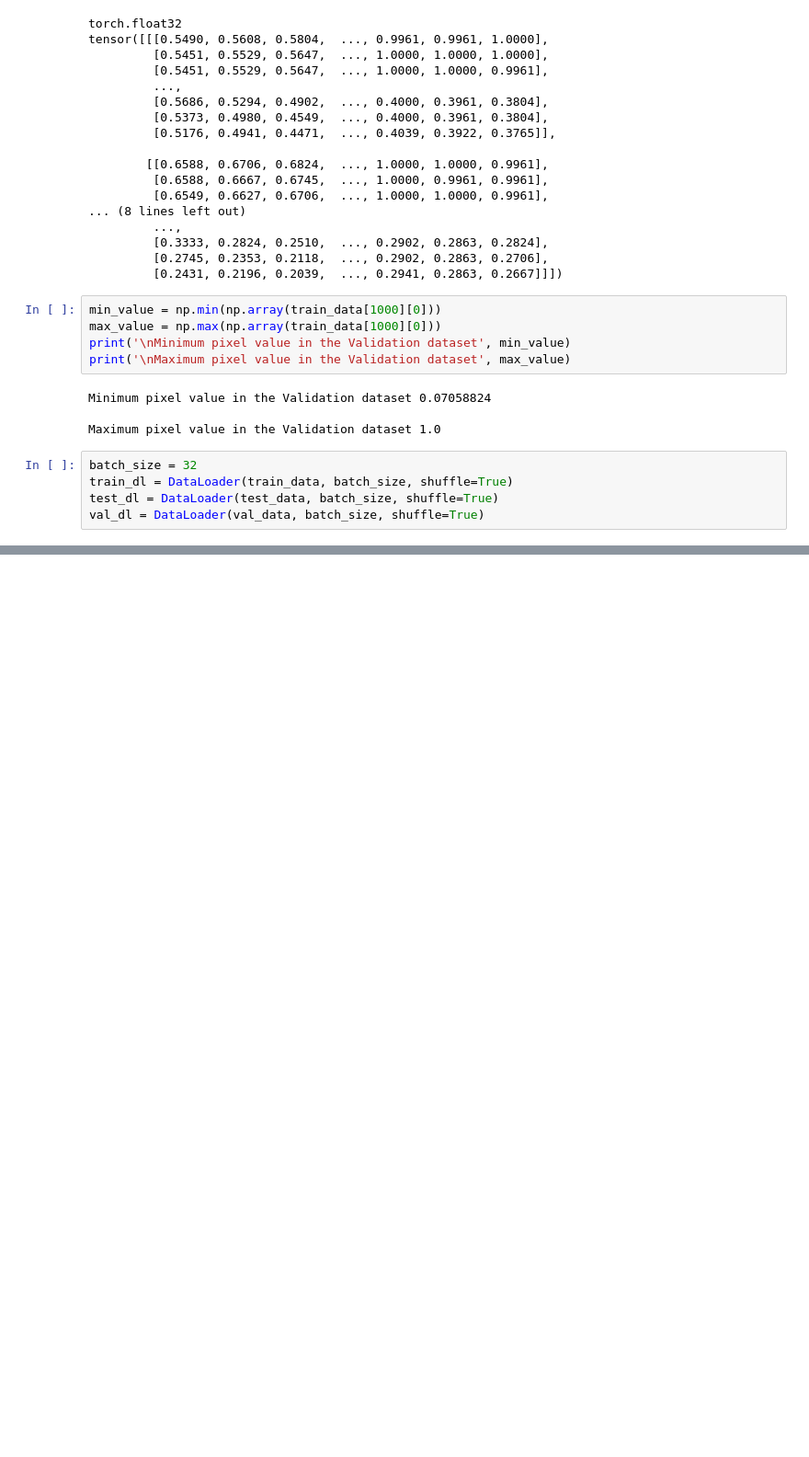
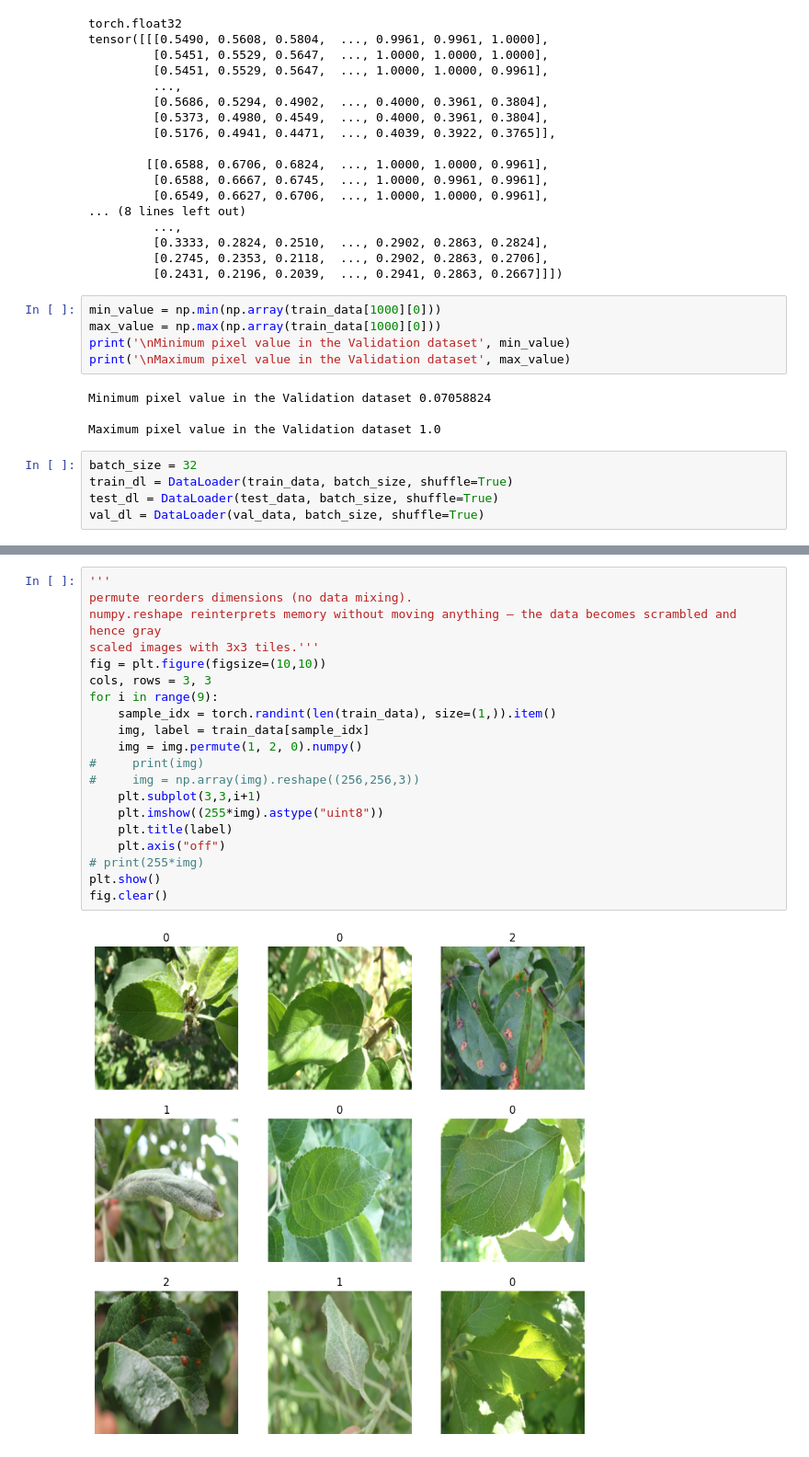
Before and after one commit to AkashHiregange/CNN_for_recognition, a Jupyter notebook: plant_disease_recognition_pytorch.ipynb, the cells around one changed output, grey strips where cells are left out. Shown at 92% size. Cells and saved outputs as stored; diff of their text form; blank space fills up the shorter version.

Commit message:
Plotting the images from train set along with their labels

```diff
--- a/plant_disease_recognition_pytorch.ipynb
+++ b/plant_disease_recognition_pytorch.ipynb
@@ -105,0 +103,22 @@ torch.Size([3, 1, 256, 256])
+# %%
+'''
+permute reorders dimensions (no data mixing).
+numpy.reshape reinterprets memory without moving anything — the data becomes scrambled and hence gray
+scaled images with 3x3 tiles.'''
+fig = plt.figure(figsize=(10,10))
+cols, rows = 3, 3
+for i in range(9):
+    sample_idx = torch.randint(len(train_data), size=(1,)).item()
+    img, label = train_data[sample_idx]
+    img = img.permute(1, 2, 0).numpy()
+#     print(img)
+#     img = np.array(img).reshape((256,256,3))
+    plt.subplot(3,3,i+1)
+    plt.imshow((255*img).astype("uint8"))
+    plt.title(label)
+    plt.axis("off")
+# print(255*img)
+plt.show()
+fig.clear()
+# %% [output]
+[figure, added]
```
Also changed, not shown: parts of 1 cell of this notebook.
